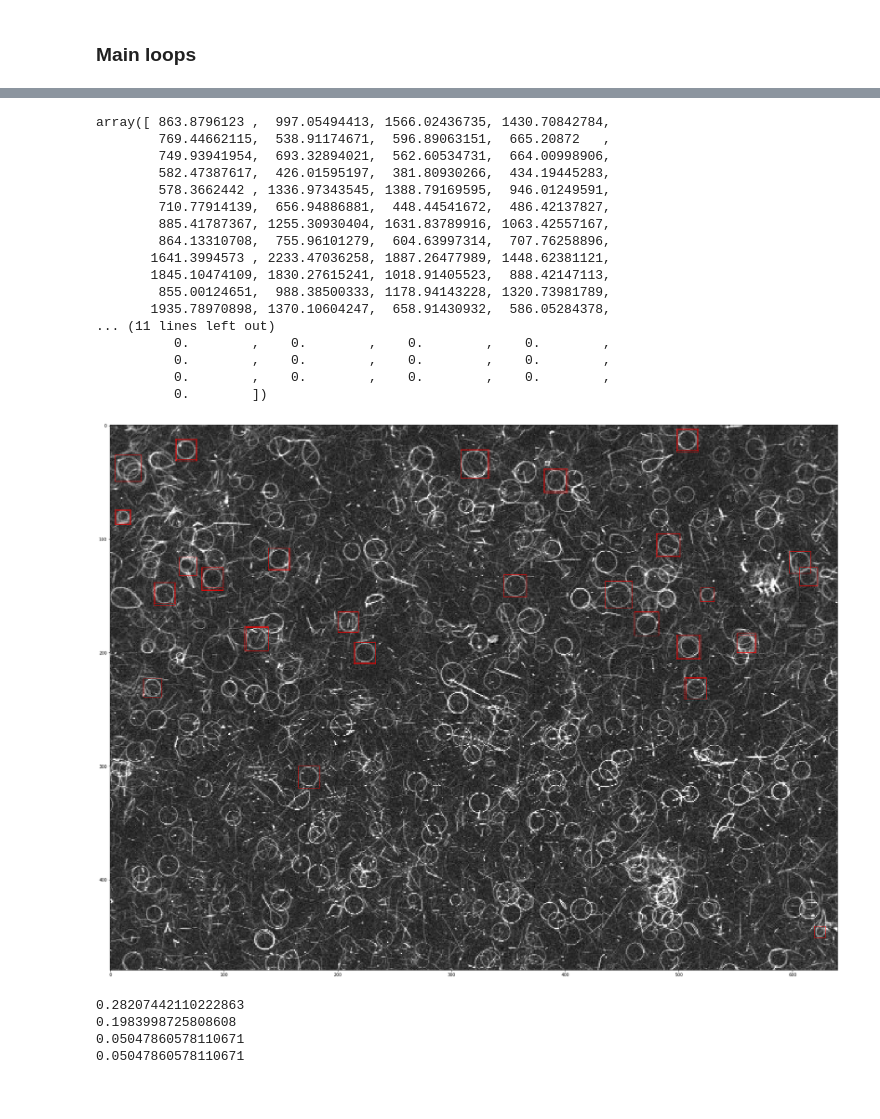
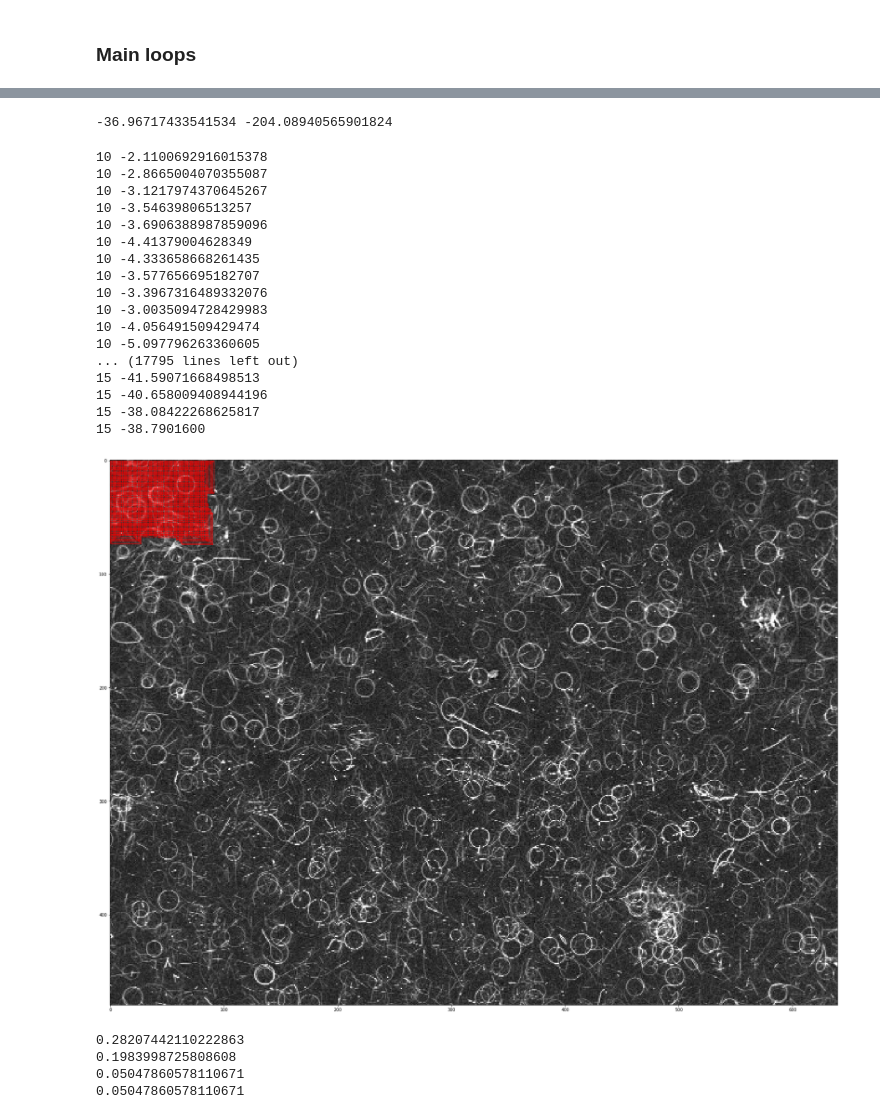
Before and after one commit to andrew-veriga/MathForML, a Jupyter notebook: ConvolutionalCoffieCircles.ipynb, the cells around one changed output, grey strips where cells are left out. Drawn from its saved outputs; the diff is of its cells as text; code cells hidden in the pictures.

```diff
--- a/ConvolutionalCoffieCircles.ipynb
+++ b/ConvolutionalCoffieCircles.ipynb
@@ -235,0 +231,20 @@ ConvMatrices = np.zeros((ImageSize[0]+MaxSize+1, ImageSize[1]+MaxSize+1, MaxSize
+# %%
+#https://stackoverflow.com/questions/43086557/convolve2d-just-by-using-numpy
+def conv(mask_size):
+  pad_size = mask_size // 2
+  rem = mask_size % 2
+  horisontal_pad = np.zeros((ImageSize[0], pad_size), dtype=np.float64)
+  vertical_pad = np.zeros((pad_size, ImageSize[1]+pad_size*2), dtype=np.float64)
+  a = np.hstack((horisontal_pad, Image[:ImageSize[0],:ImageSize[1]], horisontal_pad))
+  a = np.vstack((vertical_pad, a, vertical_pad))
+
+  sub_shape = (mask_size,mask_size)
+  view_shape = tuple(np.subtract(a.shape, sub_shape )+ rem ) + sub_shape
+  strides = a.strides + a.strides
+  sub_matrices = np.lib.stride_tricks.as_strided(a,view_shape,strides)
+
+  mask = getFuzzyMask( mask_size, Thick )
+  m=np.sum(sub_matrices*mask, axis=(2,3))
+  #m = np.einsum('ij,ijkl->kl',mask,sub_matrices)
+  return m
+print ('result shape', conv(10).shape)
@@ -257,21 +293,5 @@ size 10
-# %%
-ConvMatrices[0,...,0]
-# %% [output]
-array([ 863.8796123 ,  997.05494413, 1566.02436735, 1430.70842784,
-        769.44662115,  538.91174671,  596.89063151,  665.20872   ,
-        749.93941954,  693.32894021,  562.60534731,  664.00998906,
-        582.47387617,  426.01595197,  381.80930266,  434.19445283,
-        578.3662442 , 1336.97343545, 1388.79169595,  946.01249591,
-        710.77914139,  656.94886881,  448.44541672,  486.42137827,
-        885.41787367, 1255.30930404, 1631.83789916, 1063.42557167,
-        864.13310708,  755.96101279,  604.63997314,  707.76258896,
-       1641.3994573 , 2233.47036258, 1887.26477989, 1448.62381121,
-       1845.10474109, 1830.27615241, 1018.91405523,  888.42147113,
-        855.00124651,  988.38500333, 1178.94143228, 1320.73981789,
-       1935.78970898, 1370.10604247,  658.91430932,  586.05284378,
-... (11 lines left out)
-          0.        ,    0.        ,    0.        ,    0.        ,
-          0.        ,    0.        ,    0.        ,    0.        ,
-          0.        ,    0.        ,    0.        ,    0.        ,
-          0.        ])
+# %%
+print(np.max(ConvMatrices[17,:,:]), np.min(ConvMatrices[17,:,:]))
+# %% [output]
+-36.96717433541534 -204.08940565901824
 # %%
@@ -281,15 +299,40 @@ from tempfile import TemporaryFile
 np.save('foundCircles', FoundCircles)
 # %%
 import matplotlib.patches as patches
-
+plt.ioff()
 fig, ax = plt.subplots(figsize=(32, 24))
 ax.imshow(Image,cmap=plt.get_cmap('gray') )
 # Create a Rectangle patch
-for r in ConvMatrices[0,...,0]:
-  rect = patches.Rectangle((r[0],r[1]),r[2],r[2],linewidth=1,edgecolor='r',facecolor='none')
-  ax.add_patch(rect)
+rect_size = MinSize
+x=0
+for cnv in ConvMatrices:
+  for y in range(cnv.shape[0]):
+    for x in range(cnv.shape[1]):
+      if (cnv[y,x]>-50.):
+        print(rect_size, cnv[y,x])
+        rect = patches.Rectangle((x,y),rect_size,rect_size,linewidth=1,edgecolor='r',facecolor='none')
+        ax.add_patch(rect)
+  rect_size+=1
+plt.show()
 # %% [output]
+10 -2.1100692916015378
+10 -2.8665004070355087
+10 -3.1217974370645267
+10 -3.54639806513257
+10 -3.6906388987859096
+10 -4.41379004628349
+10 -4.333658668261435
+10 -3.577656695182707
+10 -3.3967316489332076
+10 -3.0035094728429983
+10 -4.056491509429474
+10 -5.097796263360605
+... (17795 lines left out)
+15 -41.59071668498513
+15 -40.658009408944196
+15 -38.08422268625817
+15 -38.7901600
-[figure, old version]
+[figure, new version]
 # %%
 #[(30, 101), 40]
 y=101
```
Also changed, not shown: parts of 5 cells of this notebook.
